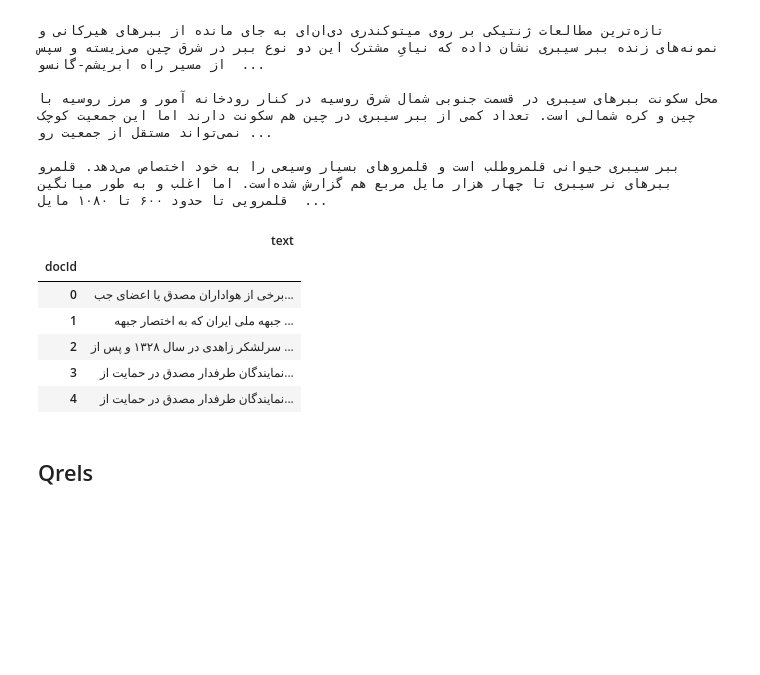
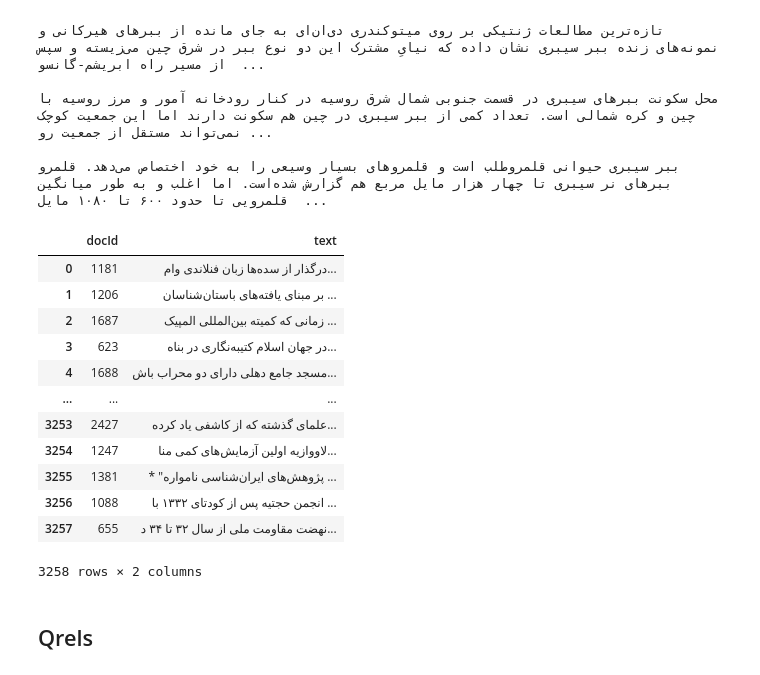
Before and after one commit to sadra-barikbin/persian-information-retrieval-example, a Jupyter notebook: Persian-IR-example.ipynb, the cells around one changed output. Cells and saved outputs as stored; diff of their text form; code cells hidden in the pictures; blank space fills up the shorter version.

```diff
--- a/Persian-IR-example.ipynb
+++ b/Persian-IR-example.ipynb
@@ -41,5 +91,5 @@ from transformers import AutoTokenizer, AutoModelForMaskedLM
 
 ببر سیبری حیوانی قلمروطلب است و قلمروهای بسیار وسیعی را به خود اختصاص می‌دهد. قلمرو ببرهای نر سیبری تا چهار هزار مایل مربع هم گزارش شده‌است. اما اغلب و به طور میانگین قلمرویی تا حدود ۶۰۰ تا ۱۰۸۰ مایل  ...
 # %%
-corpus = [(int(path.stem), path.open().read()) for path in Path('IR_dataset').iterdir()]
-corpus = pd.DataFrame(corpus, columns=['docId','text']).set_index('docId').sort_index()
+corpus = [(path.stem, path.open().read()) for path in Path('IR_dataset').iterdir()]
+corpus = pd.DataFrame(corpus, columns=['docId','text'])
@@ -48,13 +96,19 @@ ccorpus = [(int(path.stem), path.open().read()) for path in Path('IR_dataset').i
 # %%
-corpus.head()
+corpus
 # %% [output]
-|  | text |
-| docId |  |
-| 0 | برخی از هواداران مصدق یا اعضای جب... |
-| 1 | جبهه ملی ایران که به اختصار جبهه ... |
-| 2 | سرلشکر زاهدی در سال ۱۳۲۸ و پس از ... |
-| 3 | نمایندگان طرفدار مصدق در حمایت از... |
-| 4 | نمایندگان طرفدار مصدق در حمایت از... |
+|  | docId | text |
+| 0 | 1181 | درگذار از سده‌ها زبان فنلاندی وام... |
+| 1 | 1206 | بر مبنای یافته‌های باستان‌شناسان ... |
+| 2 | 1687 | زمانی که کمیته بین‌المللی المپیک ... |
+| 3 | 623 | در جهان اسلام کتیبه‌نگاری در بناه... |
+| 4 | 1688 | مسجد جامع دهلی دارای دو محراب باش... |
+| ... | ... | ... |
+| 3253 | 2427 | علمای گذشته که از کاشفی یاد کرده‌... |
+| 3254 | 1247 | لاووازیه اولین آزمایش‌های کمی منا... |
+| 3255 | 1381 | * "پژوهش‌های ایران‌شناسی نامواره ... |
+| 3256 | 1088 | انجمن حجتیه پس از کودتای ۱۳۳۲ با ... |
+| 3257 | 655 | نهضت مقاومت ملی از سال ۳۲ تا ۳۴ د... |
+3258 rows × 2 columns
 # %% [markdown]
 ## Qrels
 # %%
```
Also changed, not shown: parts of 35 cells of this notebook.
